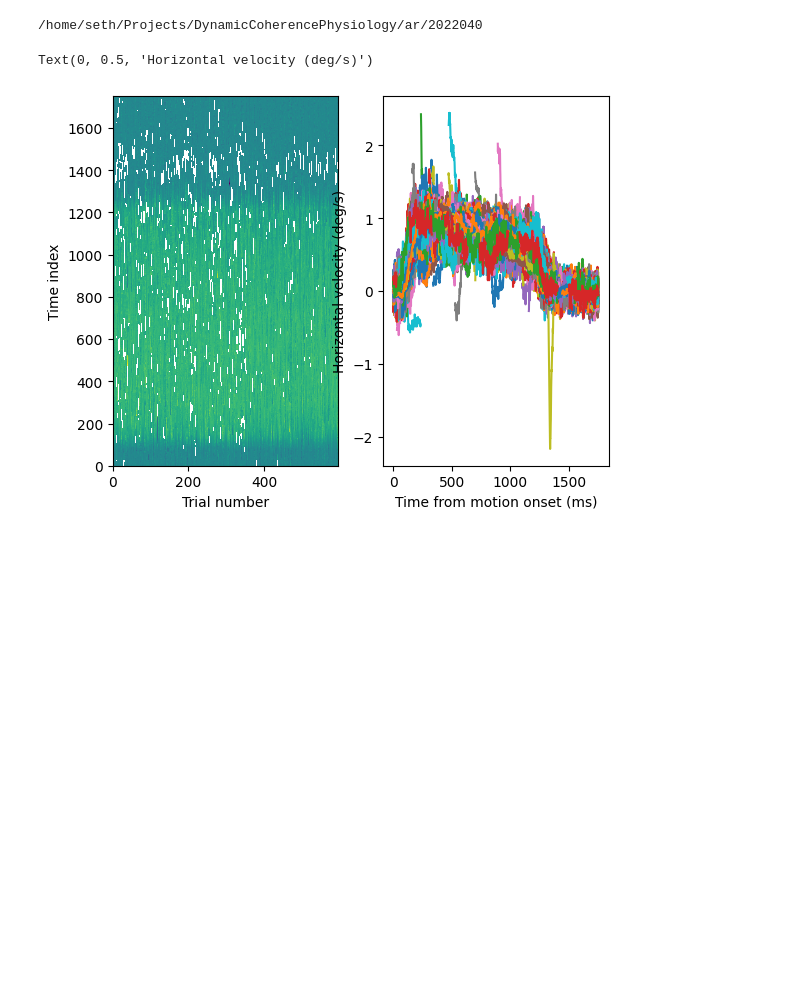
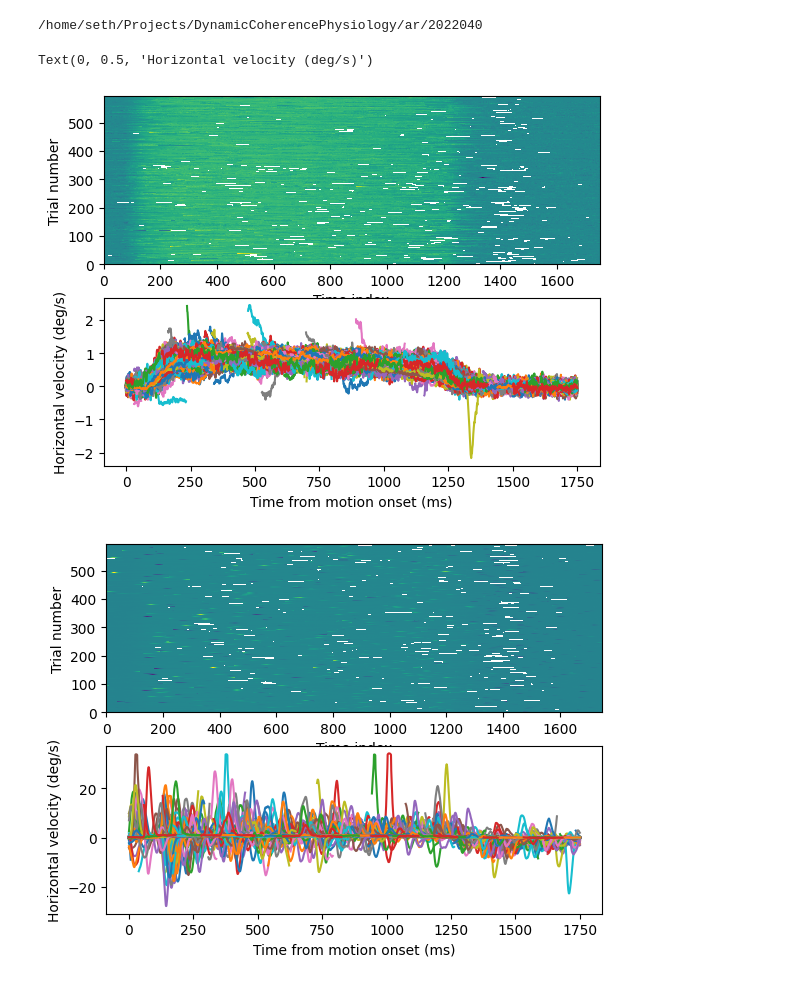
Before and after one commit to swegger/ReadMaestro, a Jupyter notebook: readExample.ipynb, the cells around one changed output. Cells and saved outputs as stored; diff of their text form; code cells hidden in the pictures; blank space fills up the shorter version.

```diff
--- a/readExample.ipynb
+++ b/readExample.ipynb
@@ -37,29 +37,47 @@ print(instrumentNoise)
 # %%
 data = maestro.load_directory('/home/seth/Projects/DynamicCoherencePhysiology/ar/20220404a')
 # %%
-purs = parse_pursuit_trials.pursuitDataObject
-purs.__init__(purs)
-purs.setName(purs,data)
+purs = parse_pursuit_trials.pursuitDataObject()
+# purs.__init__(purs)
+purs.setName(data)
 print(purs.name)
 
-purs.pursuitData(purs,data,trialIDs=['initCoh'], directions=[0.0,45.0,90.0,135.0,180.0,225.0,270.0,315.0], speeds=[5.0,10.0,20.0], coherences=[100.0], perturbations=[]);
-purs.applyRotationToData(purs)
-purs.setSaccadeVelocitiesToNaN(purs)
-purs.scaleVelocities(purs)
+purs.pursuitData(data,trialIDs=['initCoh'], directions=[0.0,45.0,90.0,135.0,180.0,225.0,270.0,315.0], speeds=[5.0,10.0,20.0], coherences=[100.0], perturbations=[]);
+purs.applyRotationToData()
+
+purs_permute = copy.deepcopy(purs)
+purs_permute.permuteSaccades()
+
+purs.setSaccadeVelocitiesToNaN()
+purs.scaleVelocities()
+
+purs_permute.setSaccadeVelocitiesToNaN()
+purs_permute.scaleVelocities()
 # %% [output]
 /home/seth/Projects/DynamicCoherencePhysiology/ar/2022040
 # %%
 %matplotlib inline
-fig, axes = plt.subplots(nrows=1, ncols=2)
-axes[0].pcolor(purs.hvelocities);
-axes[0].set_xlabel('Trial number')
-axes[0].set_ylabel('Time index')
+fig, axes = plt.subplots(nrows=2, ncols=1)
+axes[0].pcolor(purs.hvelocities.T);
+axes[0].set_ylabel('Trial number')
+axes[0].set_xlabel('Time index')
+
 axes[1].plot(purs.eye_t,purs.hvelocities);
 axes[1].set_xlabel('Time from motion onset (ms)')
 axes[1].set_ylabel('Horizontal velocity (deg/s)')
+
+fig2, axes2 = plt.subplots(nrows=2, ncols=1)
+axes2[0].pcolor(purs_permute.hvelocities.T);
+axes2[0].set_ylabel('Trial number')
+axes2[0].set_xlabel('Time index')
+
+axes2[1].plot(purs_permute.eye_t,purs_permute.hvelocities);
+axes2[1].set_xlabel('Time from motion onset (ms)')
+axes2[1].set_ylabel('Horizontal velocity (deg/s)')
 # %% [output]
 Text(0, 0.5, 'Horizontal velocity (deg/s)')
-[figure, old version]
+[figure, new version]
+[figure, added]
 # %%
 mu, C = purs.computeMeanCov(purs.hvelocities)
 
```
Also changed, not shown: parts of 11 cells of this notebook, 1 other file.
